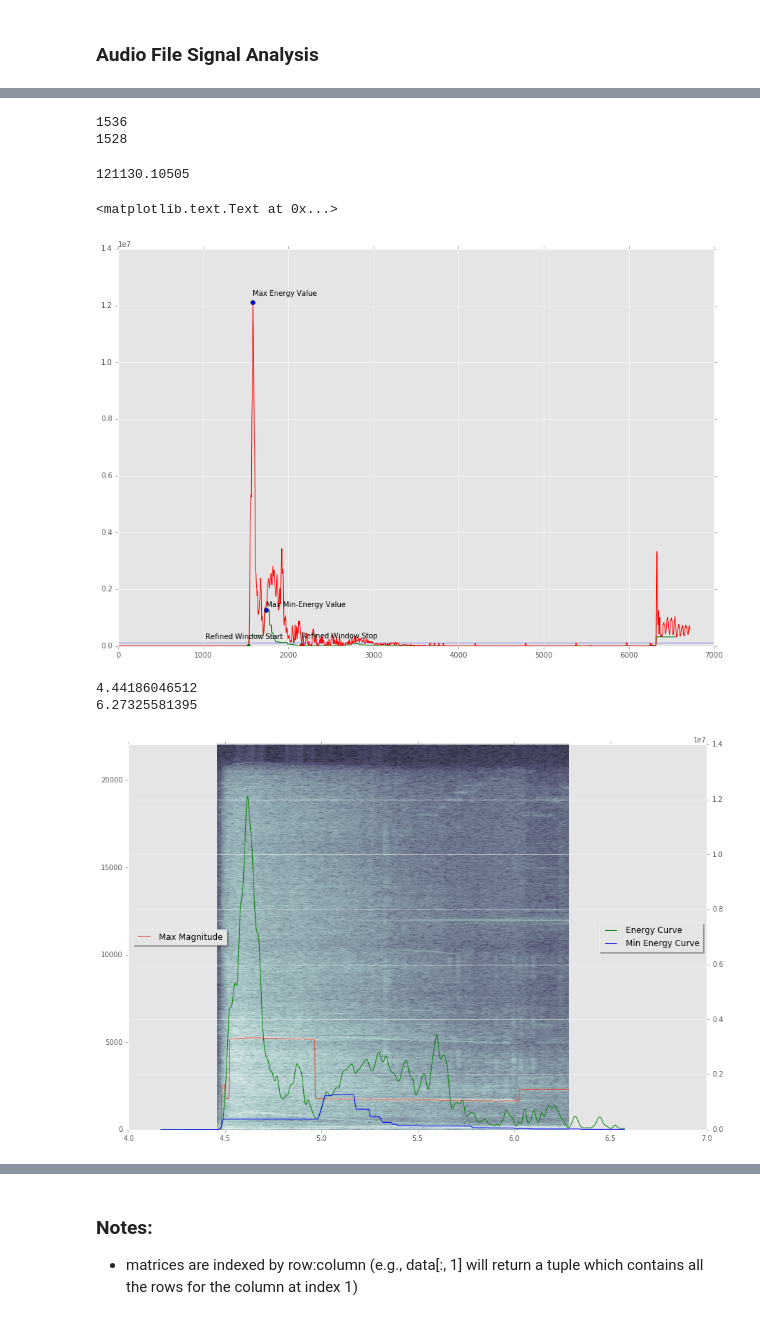
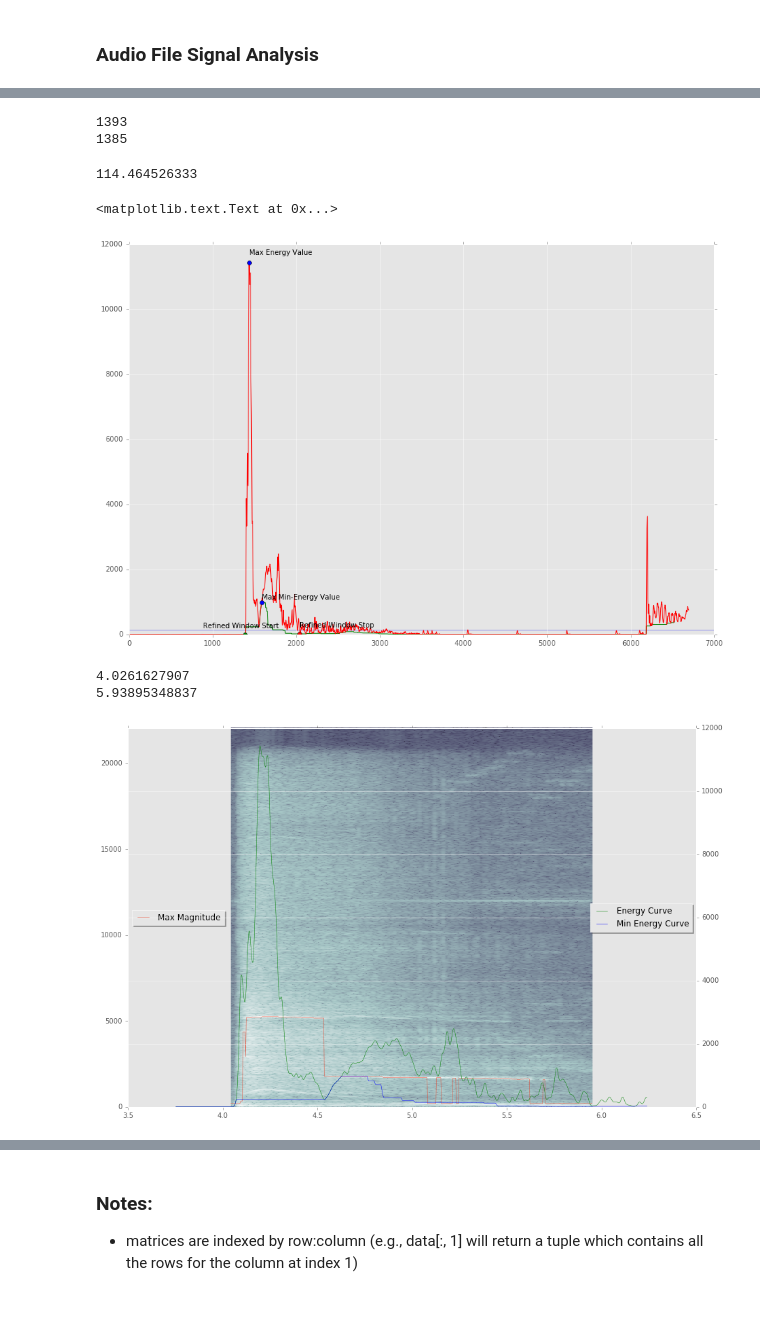
Before and after one commit to SMU-Ubicomp-Lab/OpenSpirometryAnalysis, a Jupyter notebook: AlgorithmDevelopment.ipynb, the cells around one changed output, grey strips where cells are left out. Saved outputs shown, nothing was run; the diff lists cells and outputs as text; code cells hidden in the pictures.

```diff
--- a/AlgorithmDevelopment.ipynb
+++ b/AlgorithmDevelopment.ipynb
@@ -220,7 +224,7 @@ plt.grid()
 f = plt.figure(figsize=(15,10))
 plt.style.use('ggplot')
 
-frequency_threshold = 1500
+frequency_threshold = 200
 max_values = get_max_values(data, frequency_threshold, sampling_rate)
 
 
@@ -236,9 +240,16 @@ ax.plot(data_time, max_values*sampling_rate/fft_n)
 
 # Calculate the overall energy by summing each column
 cols = 0
-energy = np.sum(data,axis=cols)
+db_data = np.log(data[(data_freq>200) & (data_freq<4000),:])
+energy = np.max(db_data,axis=cols)
+db_min = np.percentile(energy,10)
+print db_min
+energy = energy - db_min
+
+energy = np.mean(data, axis=cols)
 
 # Graph it on top of the spectrogram
 ax2 = ax.twinx()
+plt.ylim(0, max(energy))
 ax2.plot(data_time, energy, 'g')
 # %% [output]
@@ -320,7 +318,7 @@ Max Energy: 12113010.505
 # %%
 # VARIABLE DECLARATION
 significance_threshold = .01
-max_effort_length = 10.0
+max_effort_length = 4.0
 
 # Create variables for the start/stop points of the primary sound window
 window_start = 0
@@ -331,7 +329,7 @@ window_stop = 0
 curr_loc = max_min_loc
 percent_max = min_values[curr_loc] / max_energy
 
-while percent_max >= significance_threshold:
+while percent_max >= significance_threshold and curr_loc > 0:
     curr_loc -= 1
     percent_max = min_values[curr_loc] / max_energy
 
@@ -347,12 +345,12 @@ print curr_loc
 
 refined_window_start = curr_loc
 # %% [output]
-1536
-1528
+1393
+1385
 # %%
 # WINDOW STOP
 # Begin at window_start + max effort length and work backwards to find end of window
-curr_loc = window_start + time_to_index(max_effort_length, sampling_rate_columns)
+curr_loc = min(window_start + time_to_index(max_effort_length, sampling_rate_columns), len(min_values) - 1)
 
 percent_max = min_values[curr_loc] / max_energy
 while percent_max < significance_threshold and curr_loc > window_start:
@@ -392,7 +390,7 @@ plt.plot(min_values, "g")
 # ax2 = ax.twinx()
 # ax2.plot(energy, 'r')
 plt.plot(energy, 'r')
-ax.axhline(y=significance_bar,xmin=0,xmax=len(energy),c="blue",linewidth=0.5,zorder=0)
+ax.axhline(y=significance_bar,xmin=0,xmax=len(energy),c="blue",linewidth=0.3,zorder=0)
 
 plt.plot(max_loc, max(energy), 'ob')
 ax.text(max_loc, max(energy) + max(energy)*.02, 'Max Energy Value')
@@ -412,43 +410,46 @@ ax.text(refined_window_start - 500, min_values[refined_window_start] + max(min_v
 plt.plot(refined_window_stop, min_values[refined_window_stop], 'or')
 ax.text(refined_window_stop, min_values[refined_window_stop] + max(min_values)*.2, 'Refined Window Stop')
 # %% [output]
-121130.10505
+114.464526333
 <matplotlib.text.Text at 0x...>
-[figure, old version]
+[figure, new version]
 # %%
 window_start_index = time_to_index(window_start_time, sampling_rate_columns)
 window_stop_index = time_to_index(window_stop_time, sampling_rate_columns)
 max_energy_index = time_to_index(max_energy_time, sampling_rate_columns)
 
 print window_start_time
 print window_stop_time
 
 # print window_start_index
 # print window_stop_index
 
 # print len(data_time)
 
 fig = plt.figure(figsize=(15,10))
 ax = plt.subplot(1,1,1)
 # ax.pcolorfast(data_time, data_freq, np.log(data), cmap=plt.cm.bone)
 ax.pcolorfast(data_time[window_start_index : window_stop_index], data_freq, np.log(data[:, window_start_index : window_stop_index]), cmap=plt.cm.bone)
 plt.grid()
 
 
-ax.plot(data_time[window_start_index : window_stop_index], max_values[window_start_index : window_stop_index]*sampling_rate/fft_n, label="Max Magnitude")
+ax.plot(data_time[window_start_index : window_stop_index], max_values[window_start_index : window_stop_index]*sampling_rate/fft_n, linewidth=0.5, label="Max Magnitude")
 
 # Graph it on top of the spectrogram
 ax2 = ax.twinx()
-ax2.plot(data_time[window_start_index - 100 : window_stop_index + 100], energy[window_start_index - 100 : window_stop_index + 100], 'g', label='Energy Curve')
-ax2.plot(data_time[window_start_index - 100 : window_stop_index + 100], min_values[window_start_index - 100 : window_stop_index + 100], 'b', label='Min Energy Curve')
+
+window_stop_index = min(window_stop_index + 100, len(min_values) - 1)
+
+ax2.plot(data_time[window_start_index - 100 : window_stop_index], energy[window_start_index - 100 : window_stop_index], 'g', linewidth=0.5, label='Energy Curve')
+ax2.plot(data_time[window_start_index - 100 : window_stop_index], min_values[window_start_index - 100 : window_stop_index], 'b', linewidth=0.5, label='Min Energy Curve')
 
 
 legend = ax.legend(loc='center left', shadow=True)
 legend2 = ax2.legend(loc='center right', shadow=True)
 # %% [output]
-4.44186046512
-6.27325581395
+4.0261627907
+5.93895348837
-[figure, old version]
+[figure, new version]
 # %%
 filepath = "OpenSpirometryAnalysis/Waveform/ATS26/26%02d.wf"%((14))
 print filepath
```
Also changed, not shown: parts of 12 cells of this notebook.
